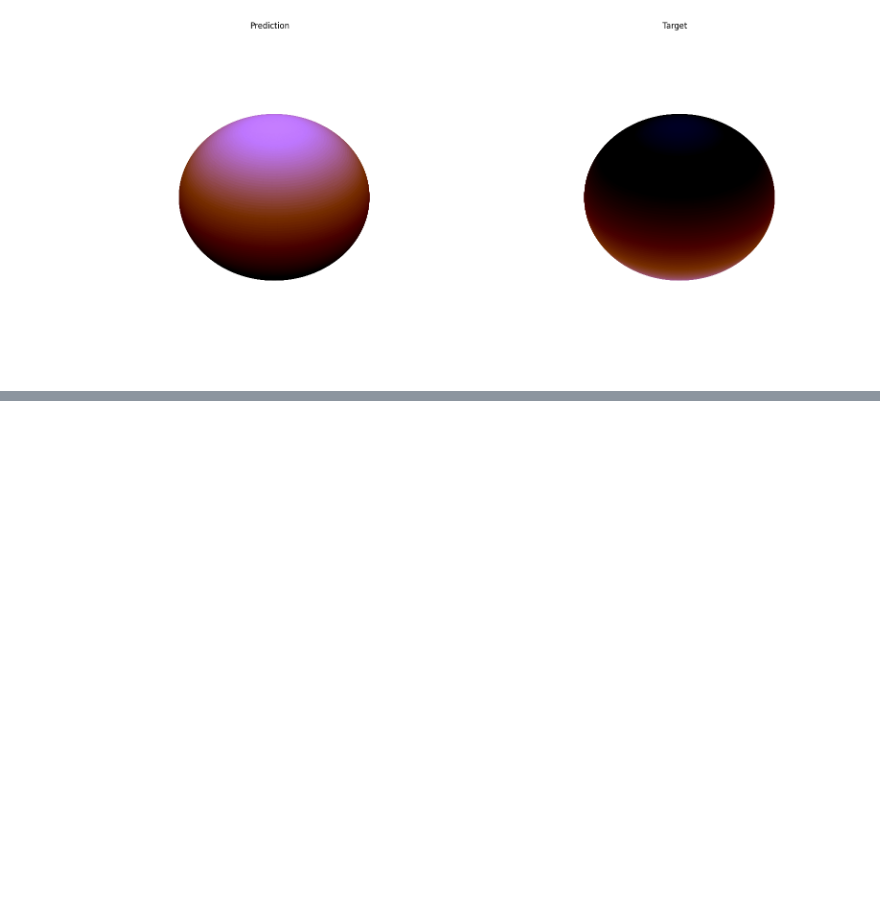
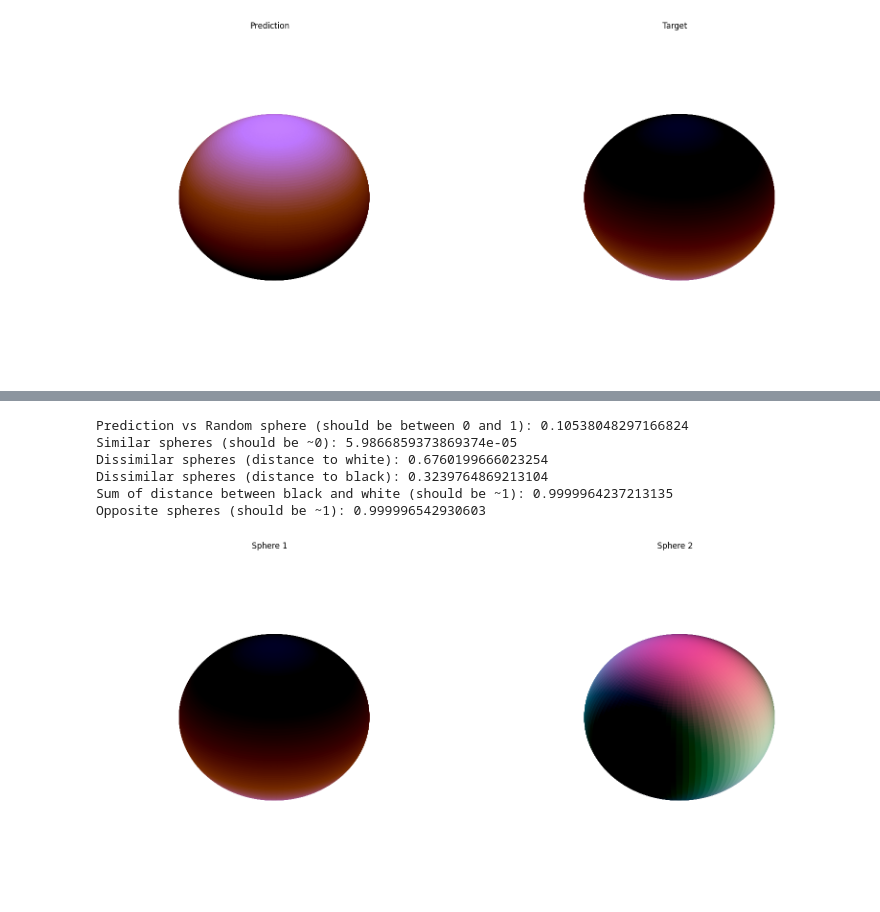
Before and after one commit to pietertolsma/LearnTorch, a Jupyter notebook: 03. Intermediate/02. Harmonics/spherical.ipynb, the cells around one changed output, grey strips where cells are left out. Cells and saved outputs as stored; diff of their text form; code cells hidden in the pictures; blank space fills up the shorter version.

```diff
--- a/03. Intermediate/02. Harmonics/spherical.ipynb
+++ b/03. Intermediate/02. Harmonics/spherical.ipynb
@@ -205,0 +153,3 @@ for epoch in range(epochs):
+# %%
+# Can we learn rcoords?
+model = train(target)
@@ -286,0 +190,42 @@ Opposite spheres (should be ~1): 1.0000011920928955
+# %%
+
+# Note that two same spheres, rotated in a different direction, should have the
+# same frequency domain.
+randomsphere = HarmonicSpheres()
+whitesphere = HarmonicSpheres()
+# This is the representation of a pure white sphere.
+whitesphere.weights = torch.tensor([[ 3.5768,  0.7600,  0.0081,  0.7588,  0.1288,  0.5222,  0.0280,  0.5151,
+         -0.1284],
+        [ 3.5736,  0.3626,  0.0148,  0.3650, -0.4068,  0.7502,  0.0237,  0.7568,
+          0.4072],
+        [ 3.5731,  0.2528,  0.0106,  0.2553, -0.1333,  0.5424,  0.0236,  0.5521,
+          0.1341]])
+blacksphere = HarmonicSpheres()
+
+# Pure black sphere
+blacksphere.weights = torch.zeros((3, 9))
+
+# See the implementation of harmonical sphere subtraction
+randomdiff = model.spheres - randomsphere
+diff = model.spheres - spheres
+diffwhite = model.spheres - whitesphere
+diffblack = model.spheres - blacksphere
+diff3 = whitesphere - blacksphere
+
+print(f"Prediction vs Random sphere (should be between 0 and 1): {randomdiff}")
+print(f"Similar spheres (should be ~0): {diff}")
+print(f"Dissimilar spheres (distance to white): {diffwhite}")
+print(f"Dissimilar spheres (distance to black): {diffblack}")
+print(f"Sum of distance between black and white (should be ~1): {diffwhite + diffblack}")
+print(f"Opposite spheres (should be ~1): {diff3}")
+# %% [output]
+Prediction vs Random sphere (should be between 0 and 1): 0.10538048297166824
+Similar spheres (should be ~0): 5.9866859373869374e-05
+Dissimilar spheres (distance to white): 0.6760199666023254
+Dissimilar spheres (distance to black): 0.3239764869213104
+Sum of distance between black and white (should be ~1): 0.9999964237213135
+Opposite spheres (should be ~1): 0.999996542930603
+# %%
+plot_spheres(model.spheres, randomsphere)
+# %% [output]
+[figure, added]
```
Also changed, not shown: parts of 10 cells of this notebook.
